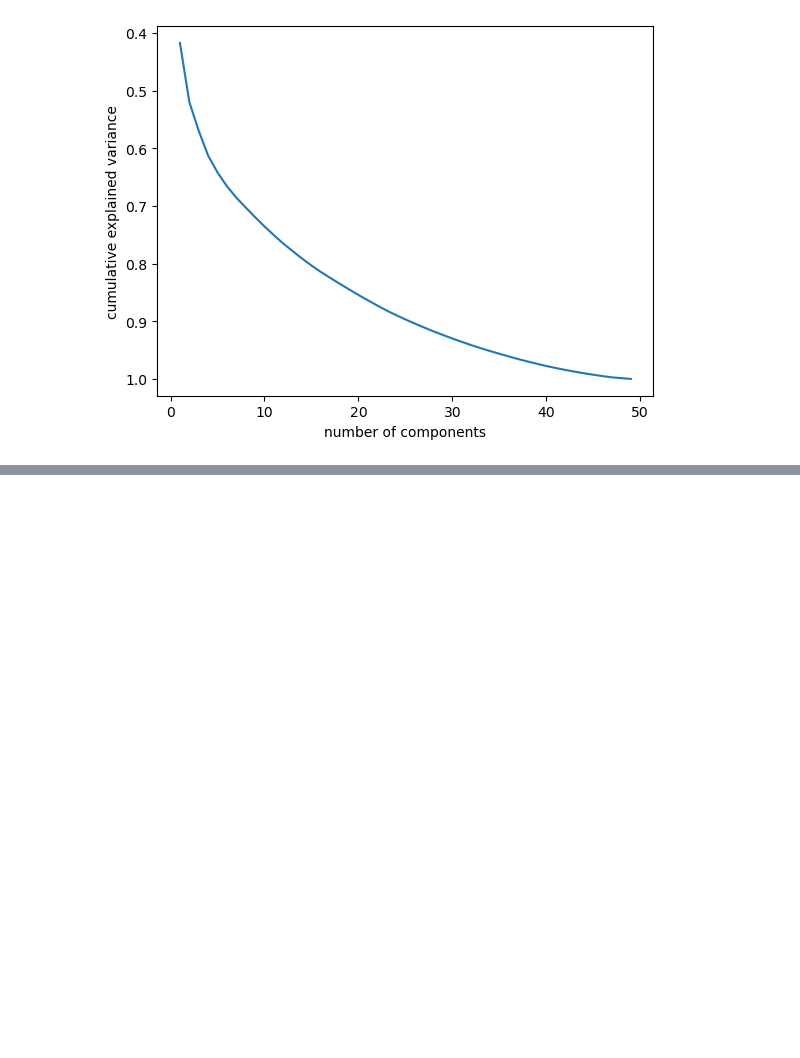
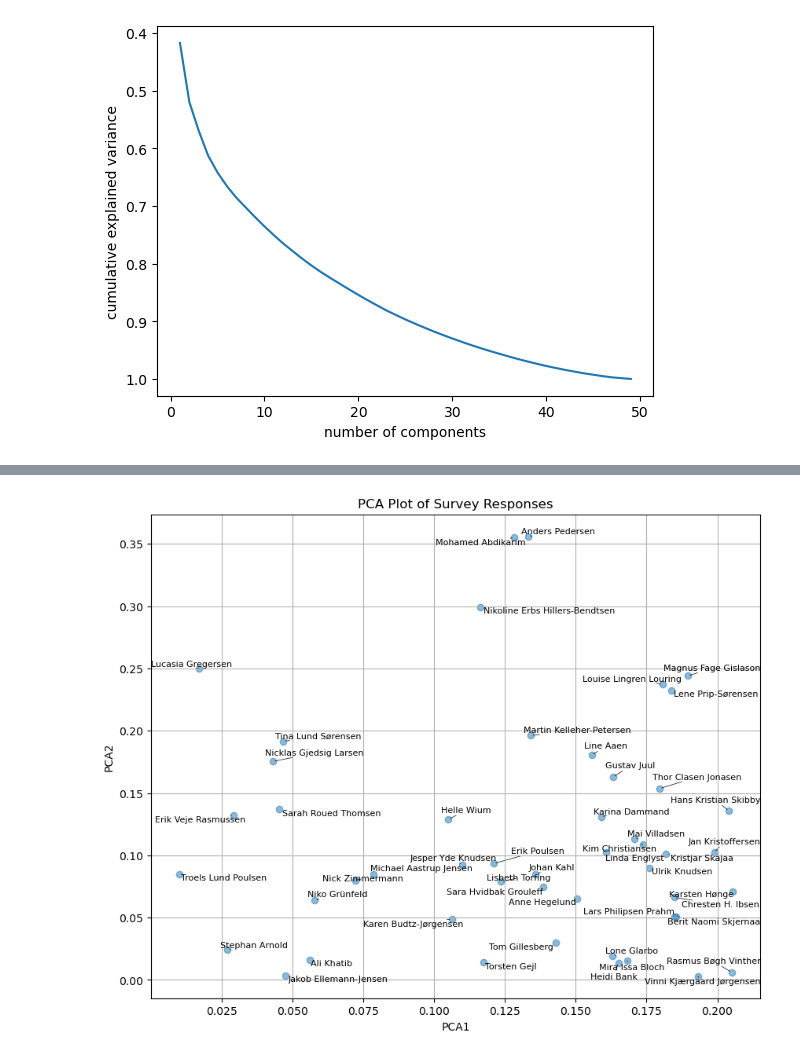
Before and after one commit to MAL-flowdemort/assignment_5, a Jupyter notebook: Candidate Test 2022 II.ipynb, the cells around one changed output, grey strips where cells are left out. Cells and saved outputs as stored; diff of their text form; code cells hidden in the pictures; blank space fills up the shorter version.

```diff
--- a/Candidate Test 2022 II.ipynb
+++ b/Candidate Test 2022 II.ipynb
@@ -351,0 +463,26 @@ note: small differences can be visible in both the size and perhaps the placemen
+# %%
+import numpy as np
+import matplotlib.pyplot as plt
+from adjustText import adjust_text
+
+# Assuming you already have pca1, pca2, and names defined
+pca1 = np.abs(pca.components_[0])
+pca2 = np.abs(pca.components_[1])
+names = data['navn']
+answers = questions_data
+
+# Plot
+plt.figure(figsize=(10, 8))
+plt.scatter(pca1, pca2, alpha=0.5)
+
+# Annotate points with names
+texts = [plt.text(pca1[i], pca2[i], names[i], ha='center', va='center', fontsize=8) for i in range(len(pca1))]
+adjust_text(texts, arrowprops=dict(arrowstyle='-', color='black', lw=0.5))
+
+plt.xlabel('PCA1')
+plt.ylabel('PCA2')
+plt.title('PCA Plot of Survey Responses')
+plt.grid(True)
+plt.show()
+# %% [output]
+[figure, added]
```
Also changed, not shown: parts of 39 cells of this notebook.
